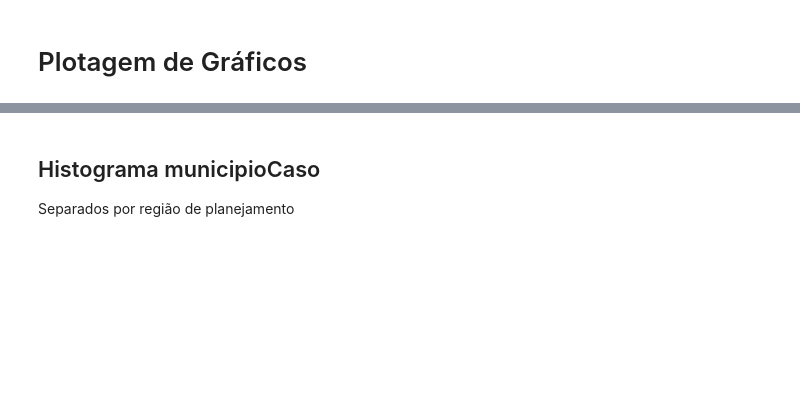
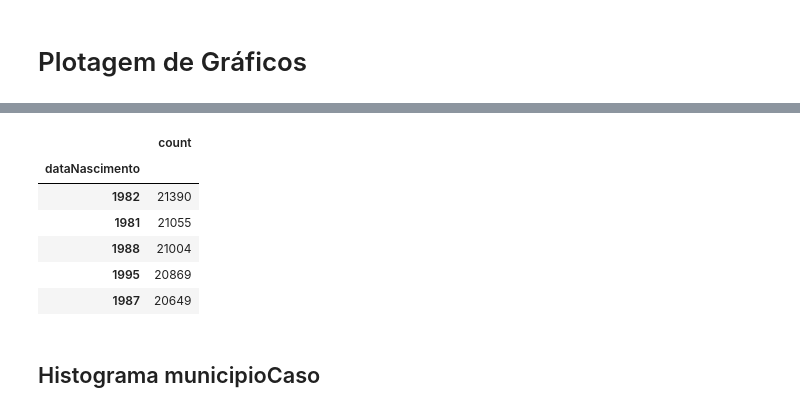
Before and after one commit to rafero1/anonymization-by-perturbation, a Jupyter notebook: graphs.ipynb, the cells around one changed output, grey strips where cells are left out. Saved outputs shown, nothing was run; the diff lists cells and outputs as text; code cells hidden in the pictures; blank space fills up the shorter version.

```diff
--- a/graphs.ipynb
+++ b/graphs.ipynb
@@ -59,6 +68,15 @@ plt.show()
+# %%
+df_anon[['dataNascimento']].groupby([df_anon['dataNascimento'].dt.year]).count().rename(columns={'dataNascimento':'count'}).nlargest(5, 'count')
+# %% [output]
+|  | count |
+| dataNascimento |  |
+| 1982 | 21390 |
+| 1981 | 21055 |
+| 1988 | 21004 |
+| 1995 | 20869 |
+| 1987 | 20649 |
 # %% [markdown]
 ## Histograma municipioCaso
-Separados por região de planejamento
 # %%
 regions_dict = {}
 for name, group in df_municipios.groupby('regiaoPlanejamentoCaso'):
```
Also changed, not shown: parts of 6 cells of this notebook, 4 other files.
